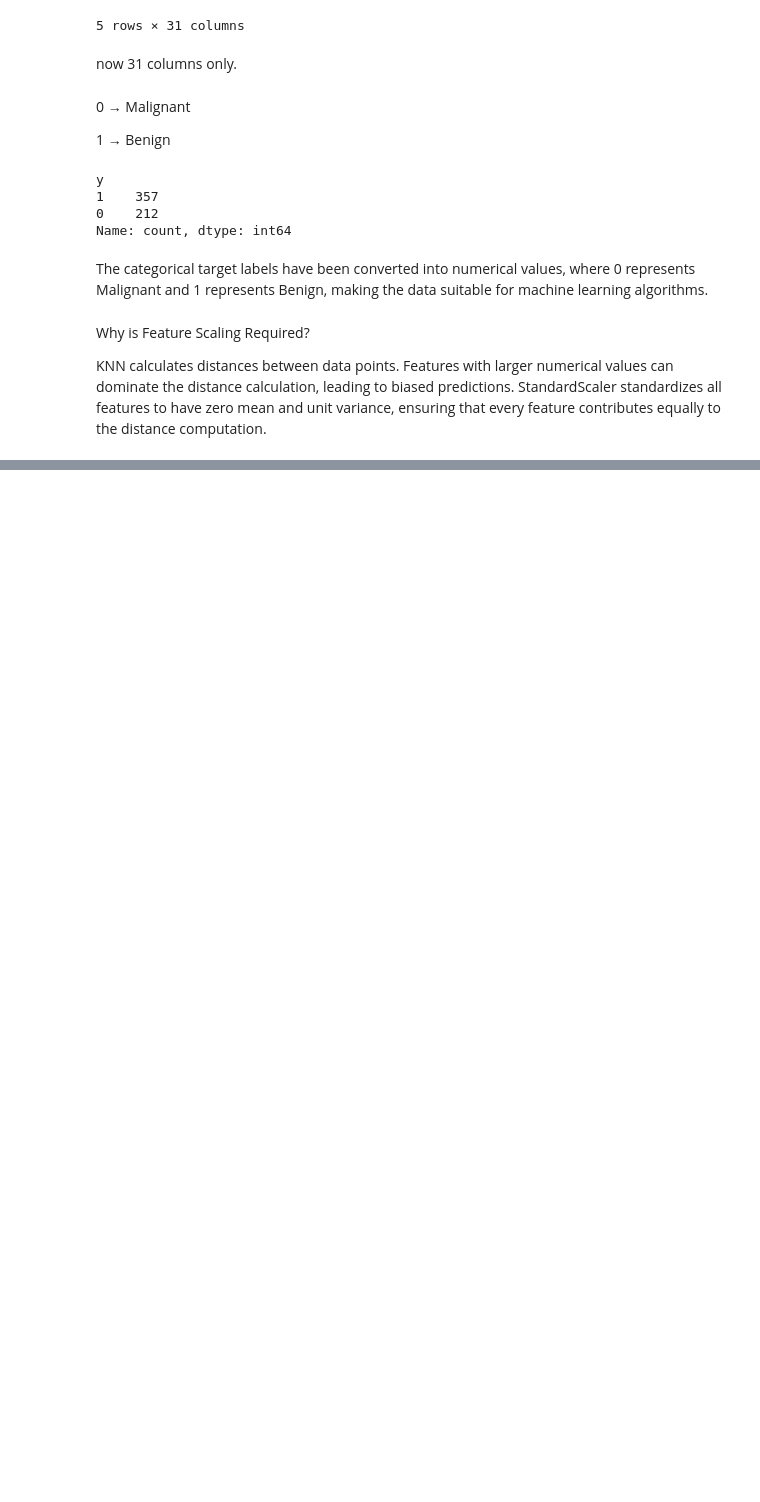
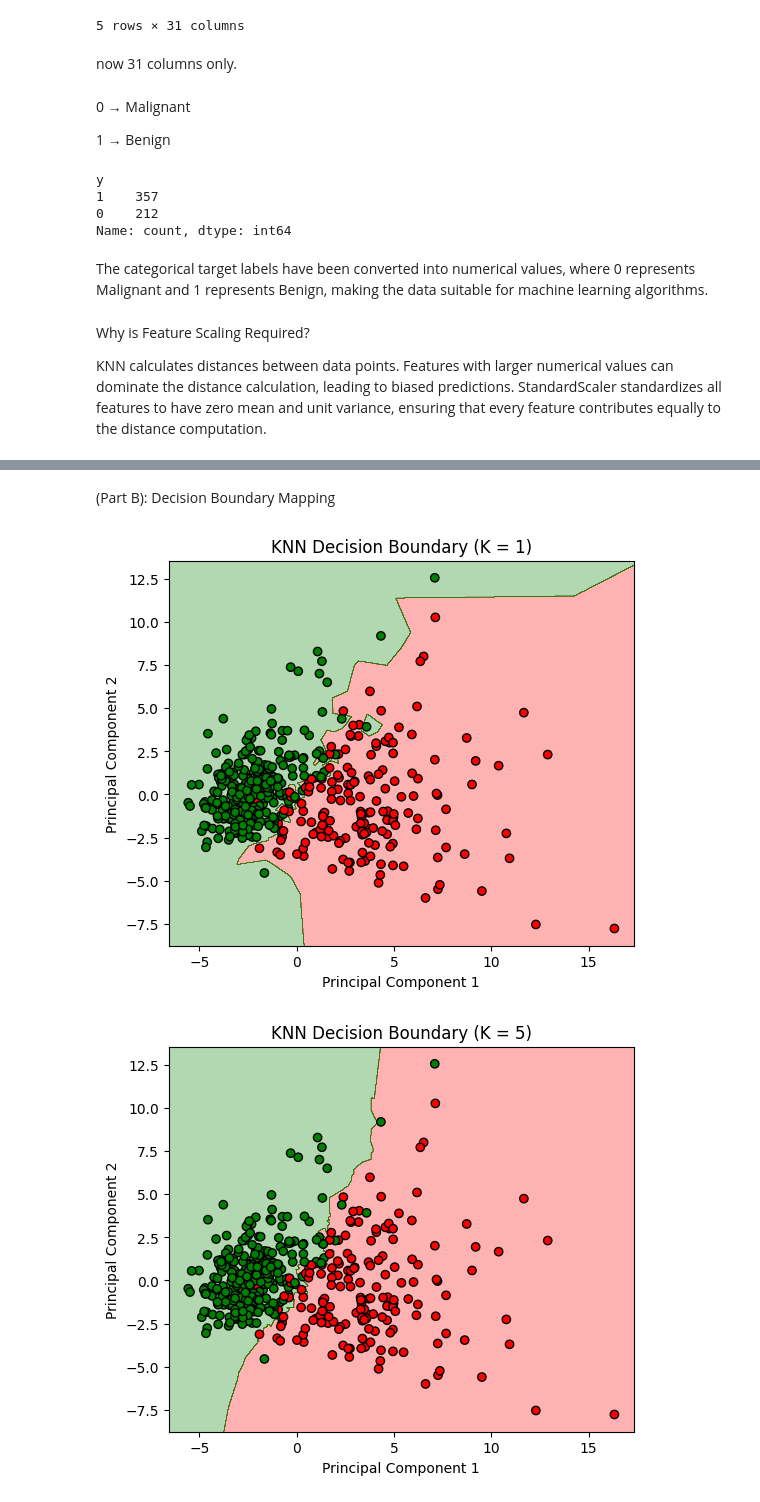
Before and after one commit to nirupamanv/ML-lab-2547236, a Jupyter notebook: lab4.ipynb, the cells around one changed output, grey strips where cells are left out. Saved outputs shown, nothing was run; the diff lists cells and outputs as text; code cells hidden in the pictures; blank space fills up the shorter version.

```diff
--- a/lab4.ipynb
+++ b/lab4.ipynb
@@ -162,0 +376,2 @@ KNN calculates distances between data points. Features with larger numerical val
+# %% [markdown]
+(Part B): Decision Boundary Mapping
@@ -162,0 +384,13 @@ KNN calculates distances between data points. Features with larger numerical val
+# %%
+# Step 2: Reduce the Data to 2 Dimensions
+pca = PCA(n_components=2)
+
+X_pca = pca.fit_transform(X_scaled)
+# %%
+# Step 3: Train-Test Split on PCA Data
+X_train, X_test, y_train, y_test = train_test_split(
+    X_pca,
+    y,
+    test_size=0.20,
+    random_state=42
+)
@@ -162,0 +437,12 @@ KNN calculates distances between data points. Features with larger numerical val
+# %%
+# Step 5: Plot for Different K Values
+plot_decision_boundary(1)
+
+plot_decision_boundary(5)
+
+plot_decision_boundary(10)
+
+plot_decision_boundary(20)
+# %% [output]
+[figure, added]
+[figure, added]
```
Also changed, not shown: parts of 69 cells of this notebook, 2 other files.
